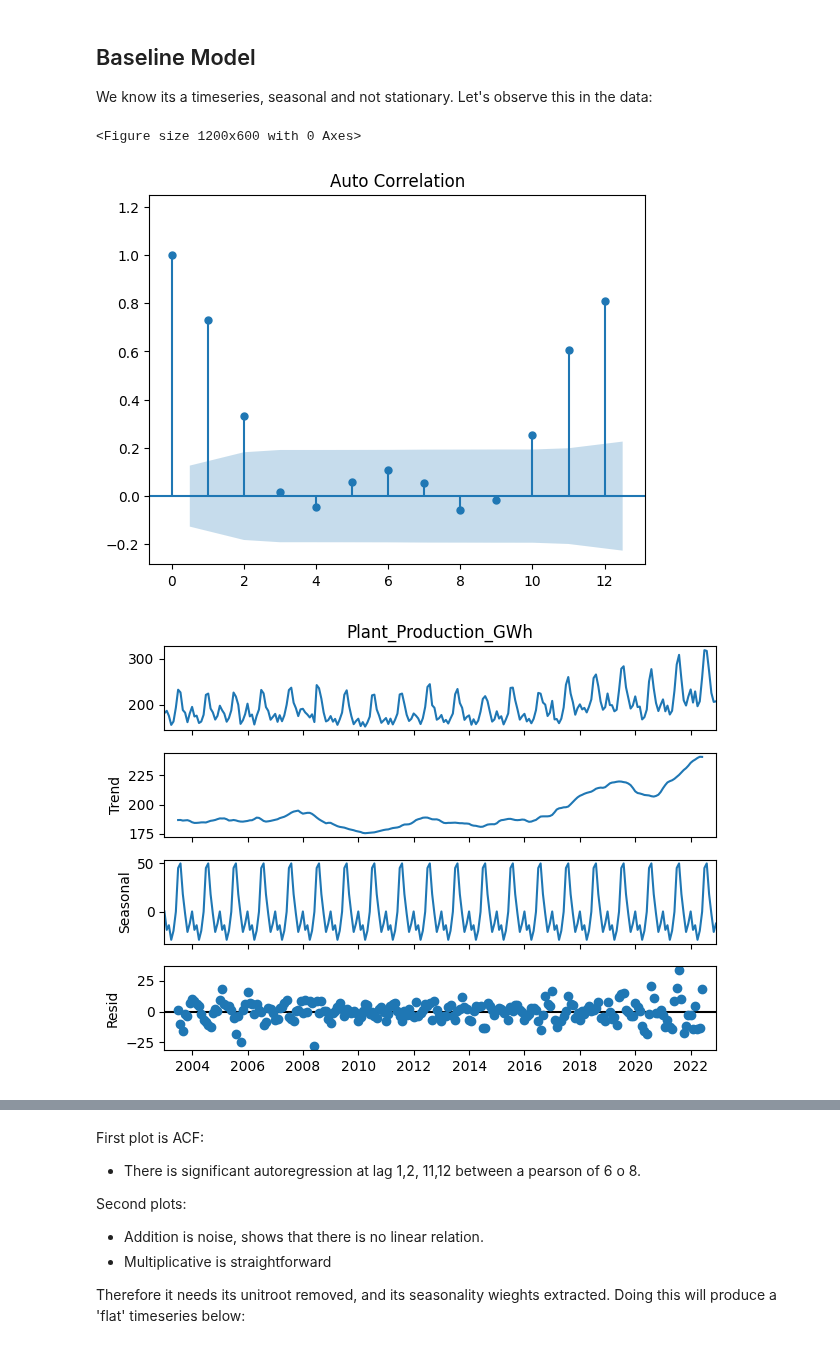
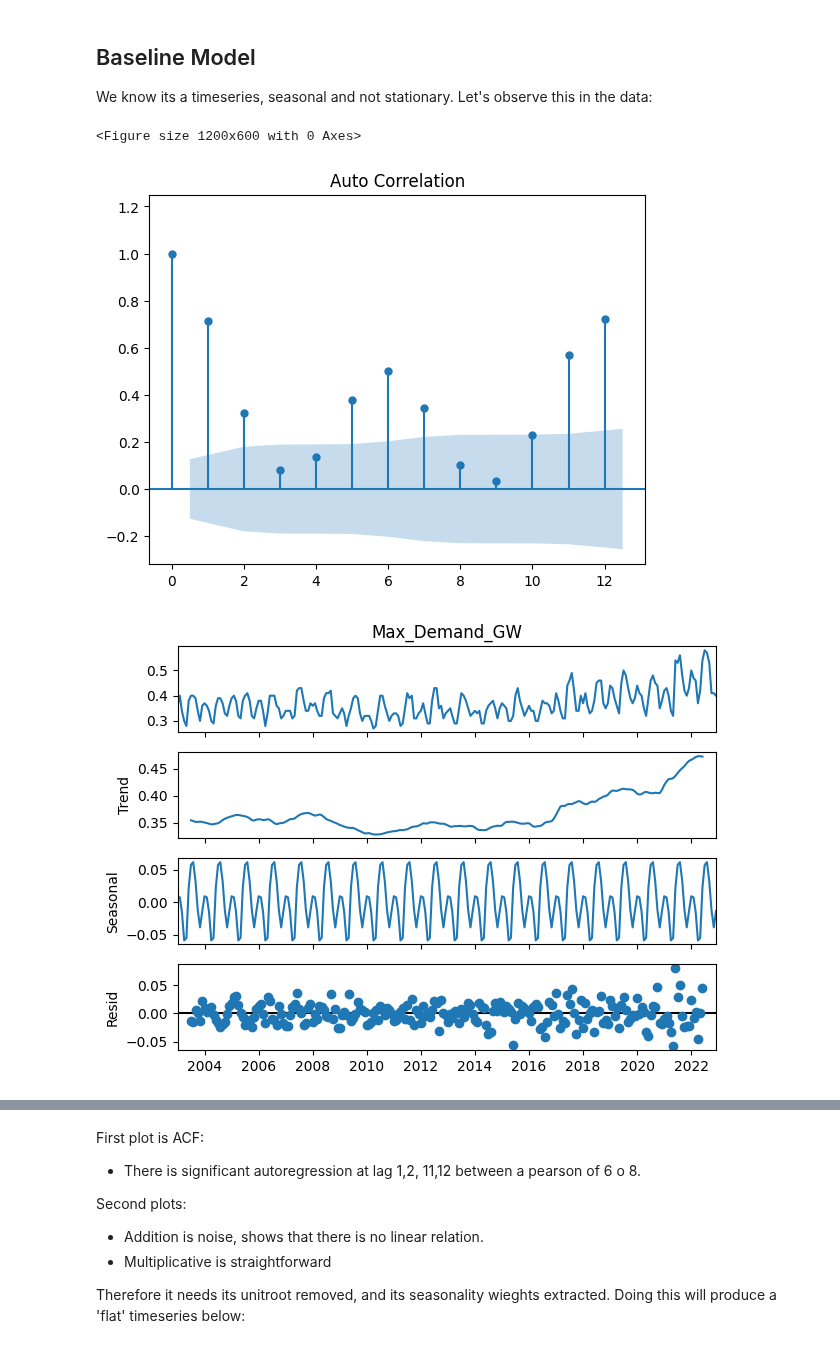
Before and after one commit to ATECO-malta/applied_ml_assignment, a Jupyter notebook: nn_model.ipynb, the cells around one changed output, grey strips where cells are left out. Cells and saved outputs as stored; diff of their text form; code cells hidden in the pictures.

```diff
--- a/nn_model.ipynb
+++ b/nn_model.ipynb
@@ -59,33 +59,34 @@ We know its a timeseries, seasonal and not stationary. Let's observe this in the
 import statsmodels.api as sm
 from statsmodels.tsa.seasonal import seasonal_decompose
 
 FEATURES = [
     "Population_k",
     "tmax",
     "GDP_bln",
     "Plant_Production_GWh",
+    "emissions_c02_GG",
 ]
-TARGET =
+TARGET = "Max_Demand_GW"
 INDEX = "Date"
 TIME_WINDOW = 1
 LAGS = 1
 
 data_ts = pd.concat([train_df[TARGET], test_df[TARGET]])
 
 plt.figure(figsize=(12, 6))
 sm.graphics.tsa.plot_acf(
     data_ts,
     lags=LAGS * 12,
     auto_ylims=True,
     title="Auto Correlation",
 )
 
 a_season = seasonal_decompose(data_ts, model="a", period=12)
 m_season = seasonal_decompose(data_ts, model="m", period=12)
 fig = a_season.plot()
 fig = m_season.plot()
 plt.show()
 # %% [output]
 <Figure size 1200x600 with 0 Axes>
-[figure, old version]
+[figure, new version]
-[figure, old version]
+[figure, new version]
```
Also changed, not shown: parts of 13 cells of this notebook.
